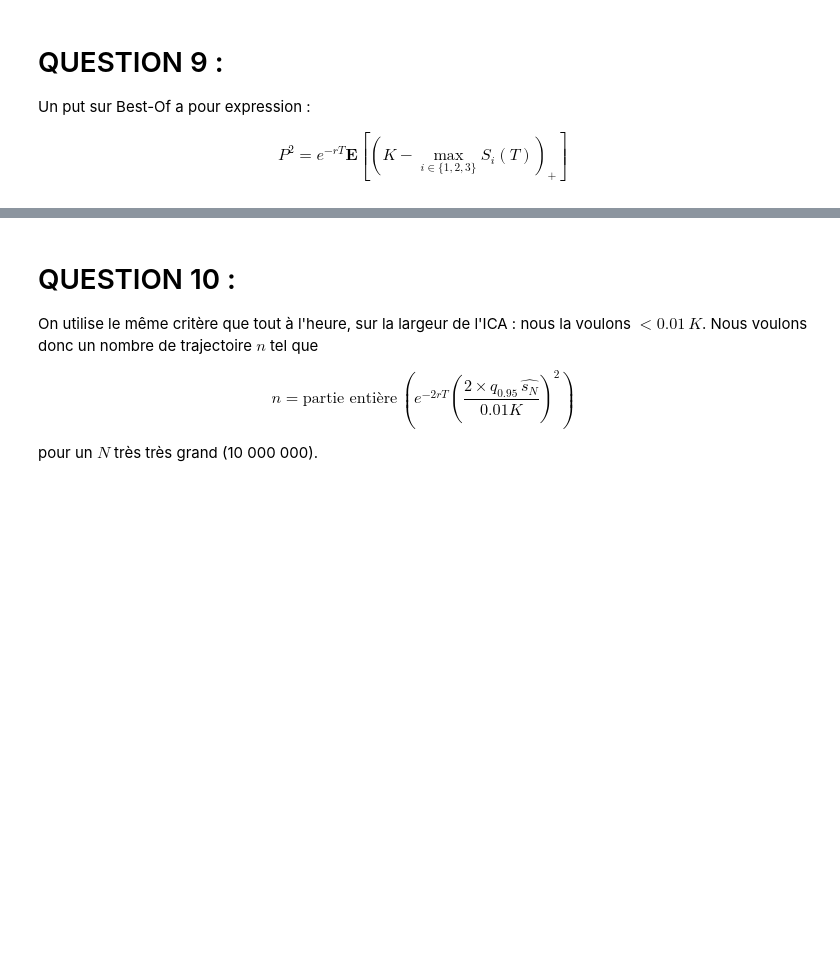
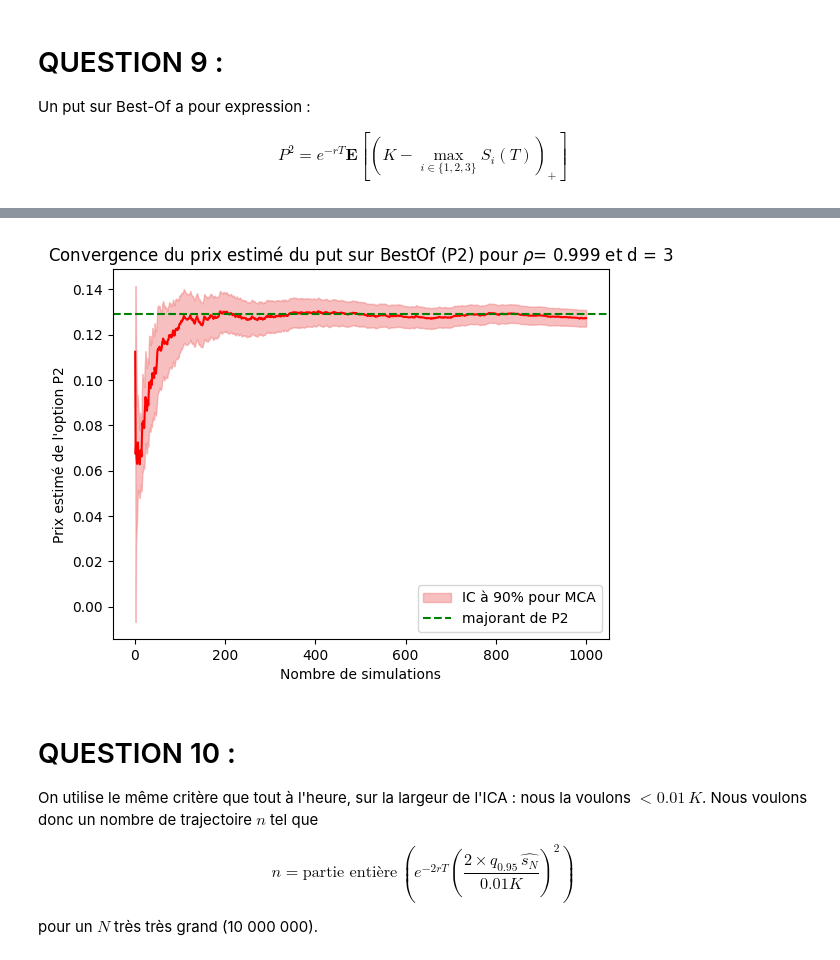
Before and after one commit to quentin-beaurez/Best-of-Options, a Jupyter notebook: Hugo_BestOf.ipynb, the cells around one changed output, grey strips where cells are left out. Saved outputs shown, nothing was run; the diff lists cells and outputs as text; code cells hidden in the pictures; blank space fills up the shorter version.

```diff
--- a/Hugo_BestOf.ipynb
+++ b/Hugo_BestOf.ipynb
@@ -6,0 +10,15 @@ import matplotlib.pyplot as plt
+# %%
+def q(x) :
+    """ Approximation de la fonction de répartition de la loi normale centrée réduite """
+    b0 = 0.2316419
+    b1 = 0.319381530
+    b2 =-0.356563782
+    b3 = 1.781477937
+    b4 =-1.821255978
+    b5 = 1.330274429
+
+    t= 1.0/(1.0 + b0*x)
+
+    dl = b1*t + b2*t**2 + b3*t**3 + b4*t**4 + b5*t**5
+    dl = dl * np.exp(-0.5*x**2)/np.sqrt(2.0*np.pi)
+    return (1 - dl)
@@ -309,3 +349,10 @@ Si $\rho<0$ : corrélation négative. Si l'un diminue, l'autre augmente. Cela re
+# %%
+def PE (i, t=T, sigma=sigma, S0=S0, r=r, K=K):
+    """ Prix exact du put Européen pour l'actif i, avec les paramètres donnés. """
+
+    A = (np.log(K/S0[i]) - (r - 0.5*sigma[i]**2)*t) / (sigma[i]*np.sqrt(t))
+
+    return K*np.exp(-r*t)*q(A) - S0[i]*q(A - sigma[i]*np.sqrt(t))
 # %% [markdown]
 # QUESTION 9 :
 
@@ -395,3 +449,15 @@ visualise_mca_P2(1000, rho=0.999)
+# %%
+majP2=0
+for i in range(d) :
+    majP2 += PE(i=i, t=T, sigma=sigma, S0=S0, r=r, K=K)
+
+majP2 = PE(i=i, t=T, sigma=sigma, S0=S0, r=r, K=K)
+visualise_mca_P2(1000, rho=0.999)
+plt.axhline(y=majP2, color='green', linestyle='--', label='majorant de P2')
+plt.legend()
+plt.show()
+# %% [output]
+[figure, added]
 # %% [markdown]
 # QUESTION 10 :
 
```
Also changed, not shown: parts of 18 cells of this notebook.
